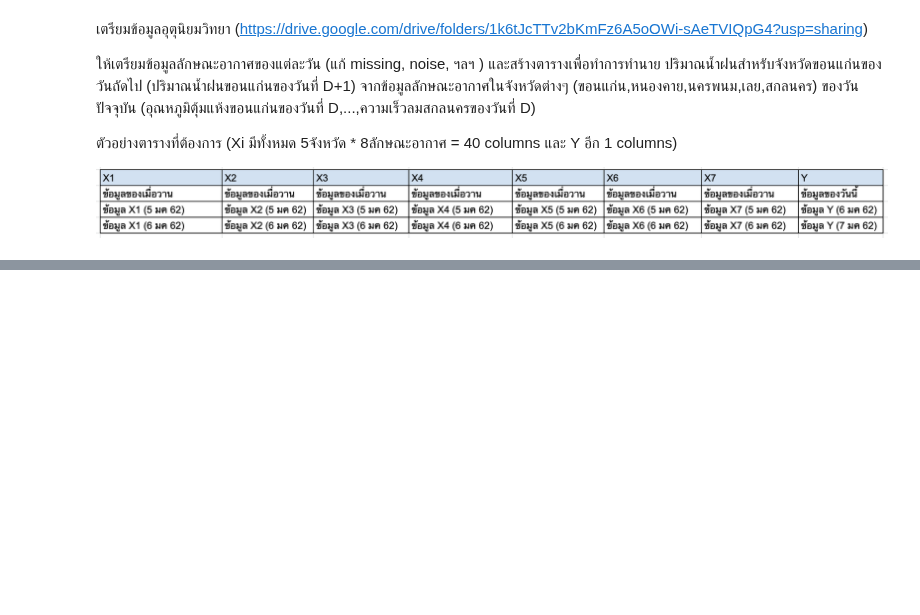
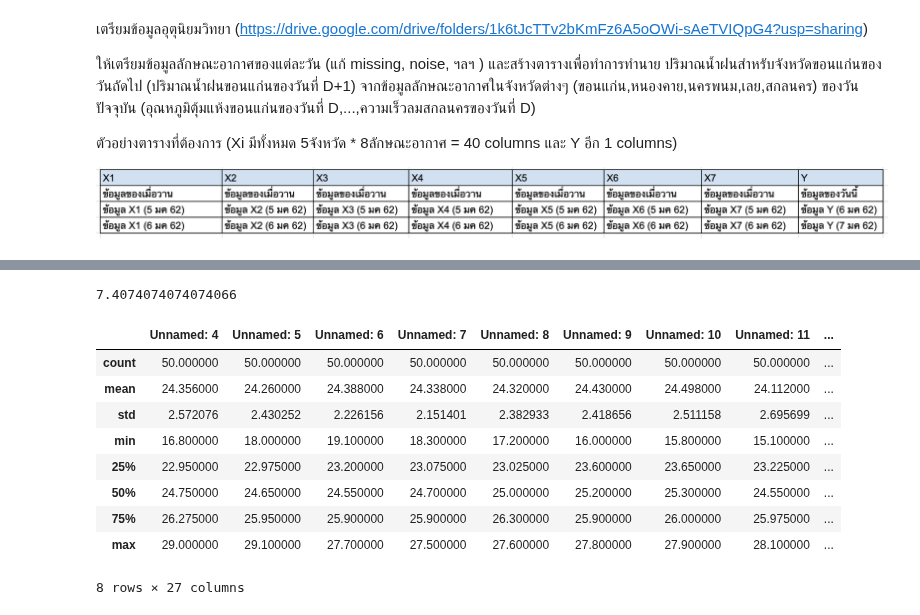
Before and after one commit to Thitiphorn267-3/BSC_DPDM23-1, a Jupyter notebook: midterm_bscdpdm23.ipynb, the cells around one changed output, grey strips where cells are left out. Saved outputs shown, nothing was run; the diff lists cells and outputs as text; code cells hidden in the pictures; blank space fills up the shorter version.

```diff
--- a/midterm_bscdpdm23.ipynb
+++ b/midterm_bscdpdm23.ipynb
@@ -11,0 +394,17 @@
+# %%
+100*((len(data_ตุ้มแห้ง_เลย)-len(data_ตุ้มแห้ง_เลย_drop))/len(data_ตุ้มแห้ง_เลย))
+# %% [output]
+7.4074074074074066
+# %%
+data_ตุ้มแห้ง_เลย_drop.describe()
+# %% [output]
+|  | Unnamed: 4 | Unnamed: 5 | Unnamed: 6 | Unnamed: 7 | Unnamed: 8 | Unnamed: 9 | Unnamed: 10 | Unnamed: 11 | ... |
+| count | 50.000000 | 50.000000 | 50.000000 | 50.000000 | 50.000000 | 50.000000 | 50.000000 | 50.000000 | ... |
+| mean | 24.356000 | 24.260000 | 24.388000 | 24.338000 | 24.320000 | 24.430000 | 24.498000 | 24.112000 | ... |
+| std | 2.572076 | 2.430252 | 2.226156 | 2.151401 | 2.382933 | 2.418656 | 2.511158 | 2.695699 | ... |
+| min | 16.800000 | 18.000000 | 19.100000 | 18.300000 | 17.200000 | 16.000000 | 15.800000 | 15.100000 | ... |
+| 25% | 22.950000 | 22.975000 | 23.200000 | 23.075000 | 23.025000 | 23.600000 | 23.650000 | 23.225000 | ... |
+| 50% | 24.750000 | 24.650000 | 24.550000 | 24.700000 | 25.000000 | 25.200000 | 25.300000 | 24.550000 | ... |
+| 75% | 26.275000 | 25.950000 | 25.900000 | 25.900000 | 26.300000 | 25.900000 | 26.000000 | 25.975000 | ... |
+| max | 29.000000 | 29.100000 | 27.700000 | 27.500000 | 27.600000 | 27.800000 | 27.900000 | 28.100000 | ... |
+8 rows × 27 columns
```
Also changed, not shown: parts of 98 cells of this notebook.
